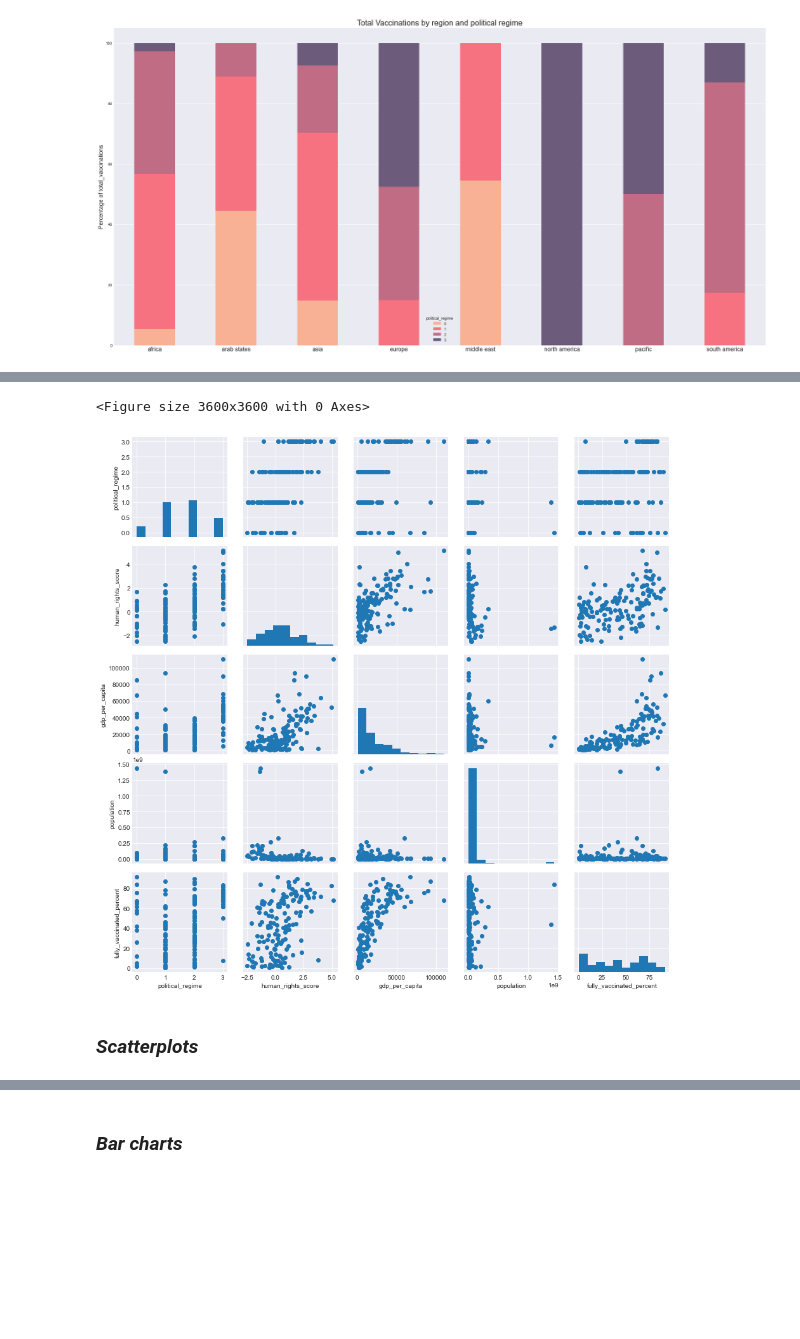
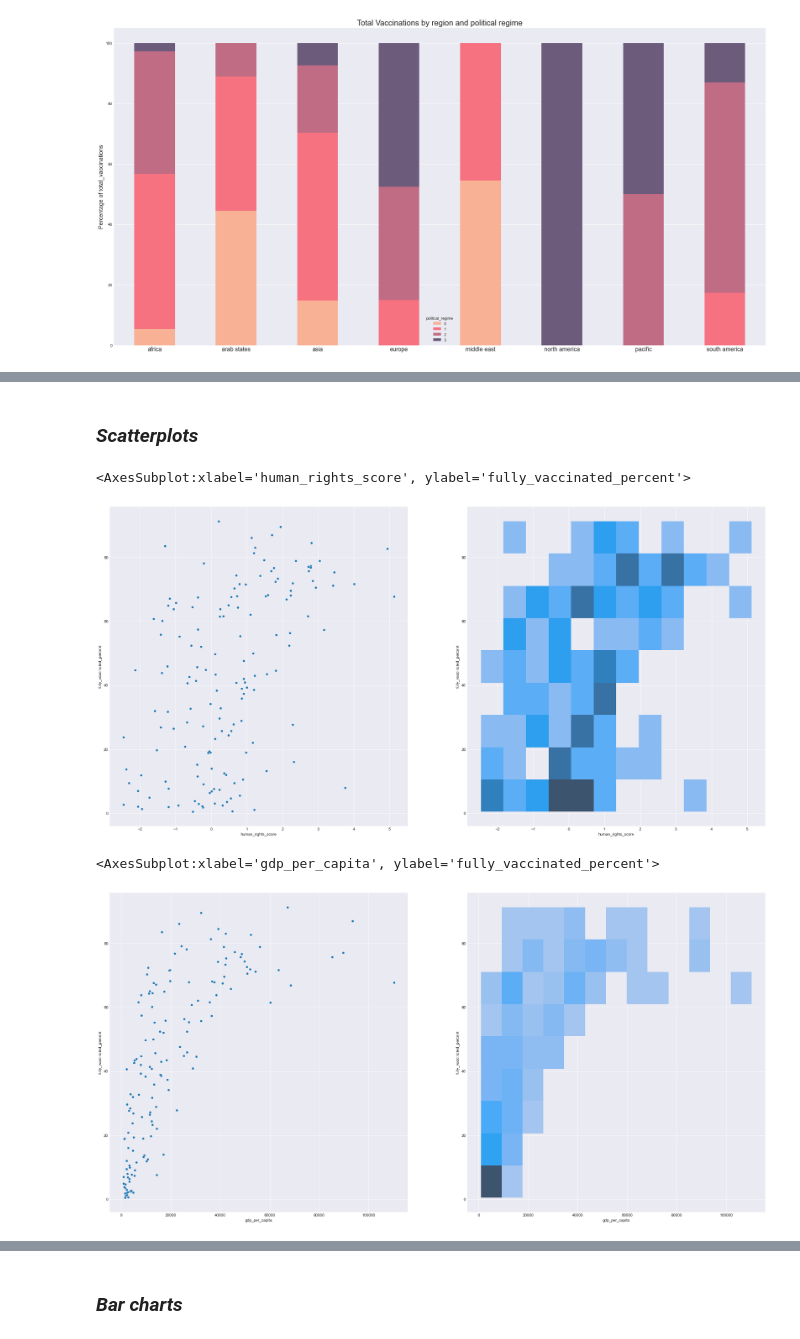
Before and after one commit to RuizLorenzoChavez/DATA100-Finals-COVID-Vaccination-Tracker, a Jupyter notebook: group1-data-storytelling.ipynb, the cells around one changed output, grey strips where cells are left out. Cells and saved outputs as stored; diff of their text form; code cells hidden in the pictures; blank space fills up the shorter version.

```diff
--- a/group1-data-storytelling.ipynb
+++ b/group1-data-storytelling.ipynb
@@ -887,16 +931,24 @@ prime_dataset.sort_values(by='population',ascending=False)
-# %%
-fig=plt.figure(figsize=(50,50))
-graph = sns.PairGrid(prime_dataset)
-# type of graph for diagonal
-graph = graph.map_diag(plt.hist)
-# type of graph for non-diagonal
-graph = graph.map_offdiag(plt.scatter)
-# to add legends
-graph = graph.add_legend()
-# to show
-plt.show()
-# %% [output]
-<Figure size 3600x3600 with 0 Axes>
-[figure, removed]
 # %% [markdown]
 ### *Scatterplots*
+# %%
+fig = plt.figure(figsize=(30,15))
+
+ax_humanrights_scatter = fig.add_subplot(121)
+sns.scatterplot(data=prime_dataset,x='human_rights_score',y='fully_vaccinated_percent')
+
+ax_humanrights_histogram = fig.add_subplot(122)
+sns.histplot(data=prime_dataset,x='human_rights_score',y='fully_vaccinated_percent')
+# %% [output]
+<AxesSubplot:xlabel='human_rights_score', ylabel='fully_vaccinated_percent'>
+[figure, added]
+# %%
+fig = plt.figure(figsize=(30,15))
+
+ax_gdp_scatter = fig.add_subplot(121)
+sns.scatterplot(data=prime_dataset,x='gdp_per_capita',y='fully_vaccinated_percent')
+
+ax_gdp_histogram = fig.add_subplot(122)
+sns.histplot(data=prime_dataset,x='gdp_per_capita',y='fully_vaccinated_percent')
+# %% [output]
+<AxesSubplot:xlabel='gdp_per_capita', ylabel='fully_vaccinated_percent'>
+[figure, added]
```
Also changed, not shown: parts of 15 cells of this notebook, 1 other file.
